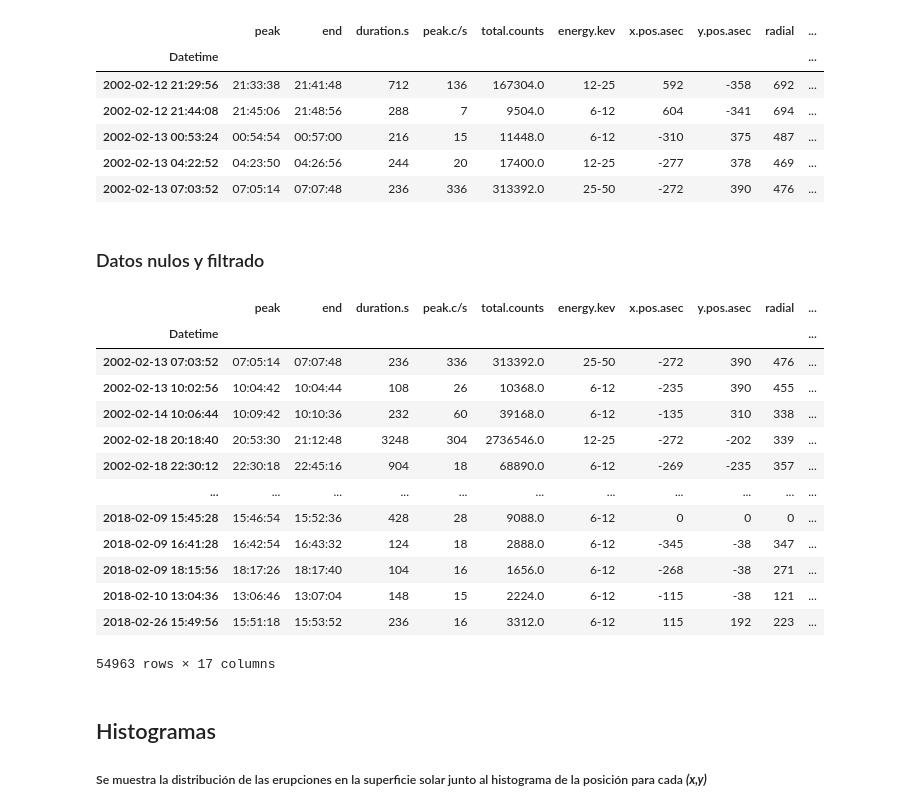
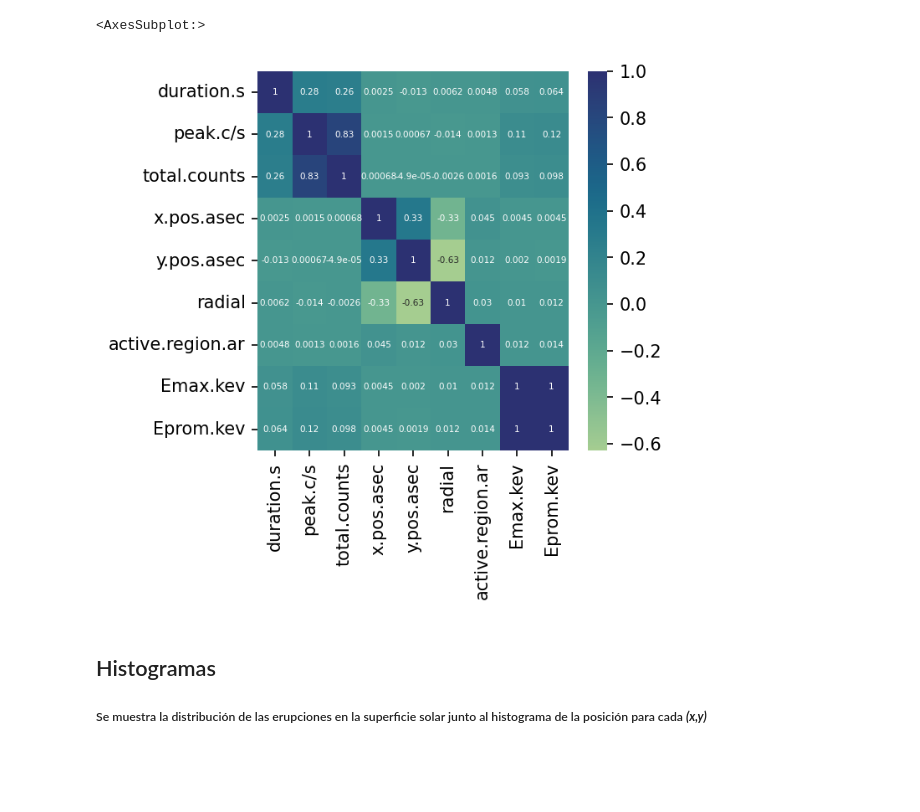
Before and after one commit to Exploratory-Data-Analiysis/Exam_1, a Jupyter notebook: ParcialFC.ipynb, the cells around one changed output. Drawn from its saved outputs; the diff is of its cells as text; code cells hidden in the pictures; blank space fills up the shorter version.

```diff
--- a/ParcialFC.ipynb
+++ b/ParcialFC.ipynb
@@ -39,73 +59,22 @@ DatetimeIndex(['2002-02-12 21:29:56', '2002-02-12 21:44:08',
 # %%
 ## CALCULO DE ENERGIAS
 
 Emax = []
 Eprom = []
 for i in df['energy.kev']:
     result = re.findall(r'[\d\.\d]+', i)
     Emax.append(float(result[1]))
     Eprom.append((float(result[0]) + float(result[1]))/2)
 
 df['Emax.kev'] = Emax
 df['Eprom.kev'] = Eprom
-df.head()
+
+plt.figure(figsize=(4,4), dpi = 150)
+matriz=df.corr(method='pearson')
+sns.heatmap(matriz,cmap='crest',annot=True, annot_kws={'fontsize':5})
 # %% [output]
-|  | peak | end | duration.s | peak.c/s | total.counts | energy.kev | x.pos.asec | y.pos.asec | radial | ... |
-| Datetime |  |  |  |  |  |  |  |  |  | ... |
-| 2002-02-12 21:29:56 | 21:33:38 | 21:41:48 | 712 | 136 | 167304.0 | 12-25 | 592 | -358 | 692 | ... |
-| 2002-02-12 21:44:08 | 21:45:06 | 21:48:56 | 288 | 7 | 9504.0 | 6-12 | 604 | -341 | 694 | ... |
-| 2002-02-13 00:53:24 | 00:54:54 | 00:57:00 | 216 | 15 | 11448.0 | 6-12 | -310 | 375 | 487 | ... |
-| 2002-02-13 04:22:52 | 04:23:50 | 04:26:56 | 244 | 20 | 17400.0 | 12-25 | -277 | 378 | 469 | ... |
-| 2002-02-13 07:03:52 | 07:05:14 | 07:07:48 | 236 | 336 | 313392.0 | 25-50 | -272 | 390 | 476 | ... |
+<AxesSubplot:>
+[figure, added]
-# %% [markdown]
-### Datos nulos y filtrado
-# %%
-# print(df.isnull().sum())
-
-# nan_df = df[df.isna().any(axis=1)] # Almacena DataFrame en donde encuentra datos nulos NaN
-# print(nan_df.head())
-
-dffull = df.dropna(how='any')
-dffull # df sin datos nulos, la flag de calidad es Q1 y Q2
-
-### Filtro
-
-# filtro = dffull['flag.4'] == 'Q1'
-# filtro2 = dffull['flag.5'] == 'Q1'
-# dfFiltro = dffull[filtro]
-# dfFiltro2 = dffull[filtro2]
-
-# dfn = pd.concat([dfFiltro,dfFiltro2], axis=1)
-
-# dfn = dfn.sort_index()
-
-###
-
-dfn = pd.concat([dffull[dffull['flag.4'] == 'Q1']
-                ,dffull[dffull['flag.5'] == 'Q1']
-                ]).sort_index()
-
-dfn # Contiene los que poseen Q1 en flag.4 o flag.5
-
-dffull
-
-
-# Solo hay datos nulos en las flags
-# %% [output]
-|  | peak | end | duration.s | peak.c/s | total.counts | energy.kev | x.pos.asec | y.pos.asec | radial | ... |
-| Datetime |  |  |  |  |  |  |  |  |  | ... |
-| 2002-02-13 07:03:52 | 07:05:14 | 07:07:48 | 236 | 336 | 313392.0 | 25-50 | -272 | 390 | 476 | ... |
-| 2002-02-13 10:02:56 | 10:04:42 | 10:04:44 | 108 | 26 | 10368.0 | 6-12 | -235 | 390 | 455 | ... |
-| 2002-02-14 10:06:44 | 10:09:42 | 10:10:36 | 232 | 60 | 39168.0 | 6-12 | -135 | 310 | 338 | ... |
-| 2002-02-18 20:18:40 | 20:53:30 | 21:12:48 | 3248 | 304 | 2736546.0 | 12-25 | -272 | -202 | 339 | ... |
-| 2002-02-18 22:30:12 | 22:30:18 | 22:45:16 | 904 | 18 | 68890.0 | 6-12 | -269 | -235 | 357 | ... |
-| ... | ... | ... | ... | ... | ... | ... | ... | ... | ... | ... |
-| 2018-02-09 15:45:28 | 15:46:54 | 15:52:36 | 428 | 28 | 9088.0 | 6-12 | 0 | 0 | 0 | ... |
-| 2018-02-09 16:41:28 | 16:42:54 | 16:43:32 | 124 | 18 | 2888.0 | 6-12 | -345 | -38 | 347 | ... |
-| 2018-02-09 18:15:56 | 18:17:26 | 18:17:40 | 104 | 16 | 1656.0 | 6-12 | -268 | -38 | 271 | ... |
-| 2018-02-10 13:04:36 | 13:06:46 | 13:07:04 | 148 | 15 | 2224.0 | 6-12 | -115 | -38 | 121 | ... |
-| 2018-02-26 15:49:56 | 15:51:18 | 15:53:52 | 236 | 16 | 3312.0 | 6-12 | 115 | 192 | 223 | ... |
-54963 rows × 17 columns
 # %% [markdown]
 ## Histogramas
 ##### Se muestra la distribución de las erupciones en la superficie solar junto al histograma de la posición para cada ***(x,y)***
```
Also changed, not shown: parts of 8 cells of this notebook.
